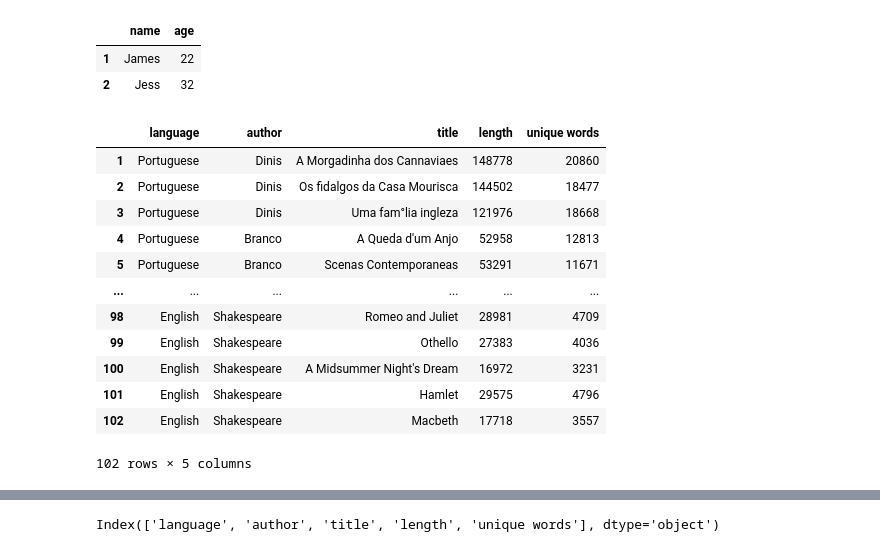
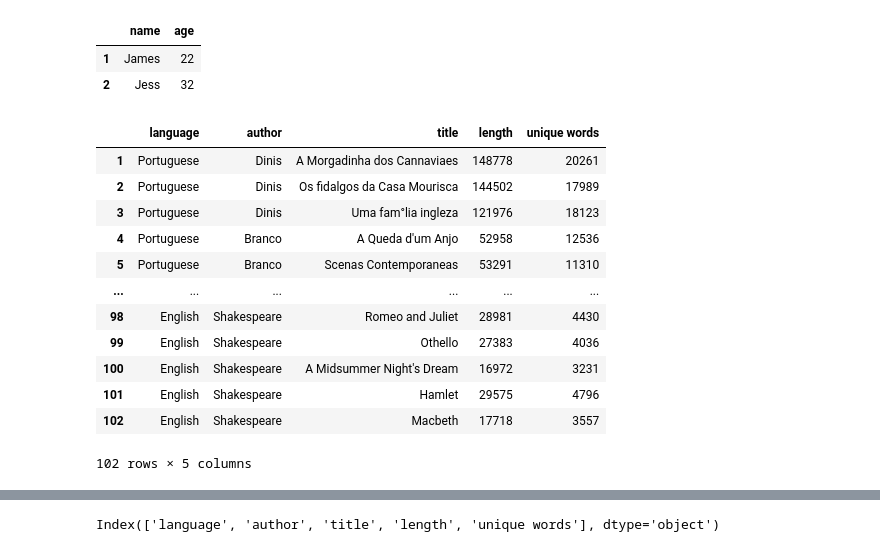
Before and after one commit to menobleknight/using-python-for-research, a Jupyter notebook: week-3-part-2/language-processing.ipynb, the cells around one changed output, grey strips where cells are left out. Cells and saved outputs as stored; diff of their text form; code cells hidden in the pictures.

```diff
--- a/week-3-part-2/language-processing.ipynb
+++ b/week-3-part-2/language-processing.ipynb
@@ -70,8 +70,8 @@ from collections import Counter
 
 def count_words_fast(text):
     text = text.lower()
-    punctuations = [".", ",", ";", ":", "'", '"', "?"] # to skip punctuations in the text
-    for char in punctuations:
+    skips = [".", ",", ";", ":", "'", '"', "!", "?", "(", ")"]
+    for char in skips:
         text = text.replace(char, "")
 
     word_counts = Counter(text.split())
@@ -98,18 +98,18 @@ count_words(text) == count_words_fast(text)
 True
 # %%
 def read_book(book_path):
-    import urllib, bs4
-    text = []
+    import urllib.request, urllib.parse
+
+    # if there are non-ascii characters in file_path
     book_path = urllib.parse.quote(book_path, safe="/:") # don't encode '/' and ':'
     with urllib.request.urlopen(book_path) as book:
-        for line in bs4.BeautifulSoup(book)('td'):
-            if len(line) > 0:
-                text.append(line.contents[0].strip())
+        text = book.read().decode('utf-8') # read() returns data as bytes, decode data to str using 'utf-8'
 
-    text = ' '.join(text)
+    text = text.replace("\n", " ").replace("\r", " ")
+
     return text
 
-book_path = "https://github.com/menobleknight/using-python-for-research/blob/main/week-3-part-2/books/english/shakespeare/Romeo-and-Juliet.txt"
+book_path = "https://raw.githubusercontent.com/menobleknight/using-python-for-research/main/week-3-part-2/books/english/shakespeare/Romeo-and-Juliet.txt"
 text = read_book(book_path) # Romeo and Juliet (English)
 len(text)
 # %% [output]
@@ -141,7 +141,7 @@ sum(counts) # total number of words
 # %% [output]
 28981
 # %%
-book_path = "https://github.com/menobleknight/using-python-for-research/blob/main/week-3-part-2/books/german/shakespeare/Romeo-und-Julia.txt"
+book_path = "https://raw.githubusercontent.com/menobleknight/using-python-for-research/main/week-3-part-2/books/german/shakespeare/Romeo-und-Julia.txt"
 text = read_book(book_path) # Romeo and Juliet (German)
 len(text)
 # %% [output]
@@ -182,32 +182,31 @@ table
 # %%
 stats = pd.DataFrame(columns=("language", "author", "title", "length", "unique words"))
 
 for row, path in enumerate(paths, start=1):
-    book_path = (initial + path.lstrip('.'))
+    book_path = initial + path
     text = read_book(book_path)
 
     word_counts = count_words_fast(text)
     (num_unique, counts) = word_stats(word_counts)
 
     language, author, title = path.split("/")[2:] # exclude '.' and 'books' from path
 
     language = language.capitalize()
     author = author.capitalize()
-    title = ' '.join(title[:-4].split('-')) # exclude '.txt' from title
-    # OR title = title.replace("-", " ").replace(".txt", "")
+    title = title.replace("-", " ").replace(".txt", "")
 
     stats.loc[row] = language, author, title, sum(counts), num_unique
 
 stats
 # %% [output]
 |  | language | author | title | length | unique words |
-| 1 | Portuguese | Dinis | A Morgadinha dos Cannaviaes | 148778 | 20860 |
-| 2 | Portuguese | Dinis | Os fidalgos da Casa Mourisca | 144502 | 18477 |
-| 3 | Portuguese | Dinis | Uma fam°lia ingleza | 121976 | 18668 |
-| 4 | Portuguese | Branco | A Queda d'um Anjo | 52958 | 12813 |
-| 5 | Portuguese | Branco | Scenas Contemporaneas | 53291 | 11671 |
+| 1 | Portuguese | Dinis | A Morgadinha dos Cannaviaes | 148778 | 20261 |
+| 2 | Portuguese | Dinis | Os fidalgos da Casa Mourisca | 144502 | 17989 |
+| 3 | Portuguese | Dinis | Uma fam°lia ingleza | 121976 | 18123 |
+| 4 | Portuguese | Branco | A Queda d'um Anjo | 52958 | 12536 |
+| 5 | Portuguese | Branco | Scenas Contemporaneas | 53291 | 11310 |
 | ... | ... | ... | ... | ... | ... |
-| 98 | English | Shakespeare | Romeo and Juliet | 28981 | 4709 |
+| 98 | English | Shakespeare | Romeo and Juliet | 28981 | 4430 |
 | 99 | English | Shakespeare | Othello | 27383 | 4036 |
 | 100 | English | Shakespeare | A Midsummer Night's Dream | 16972 | 3231 |
 | 101 | English | Shakespeare | Hamlet | 29575 | 4796 |
```
Also changed, not shown: parts of 16 cells of this notebook.
